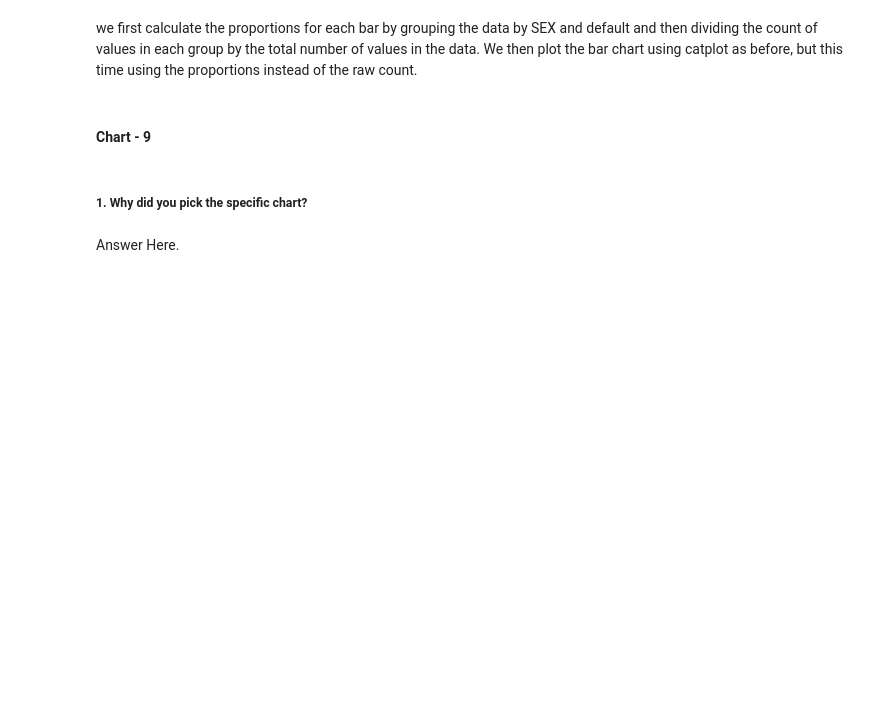
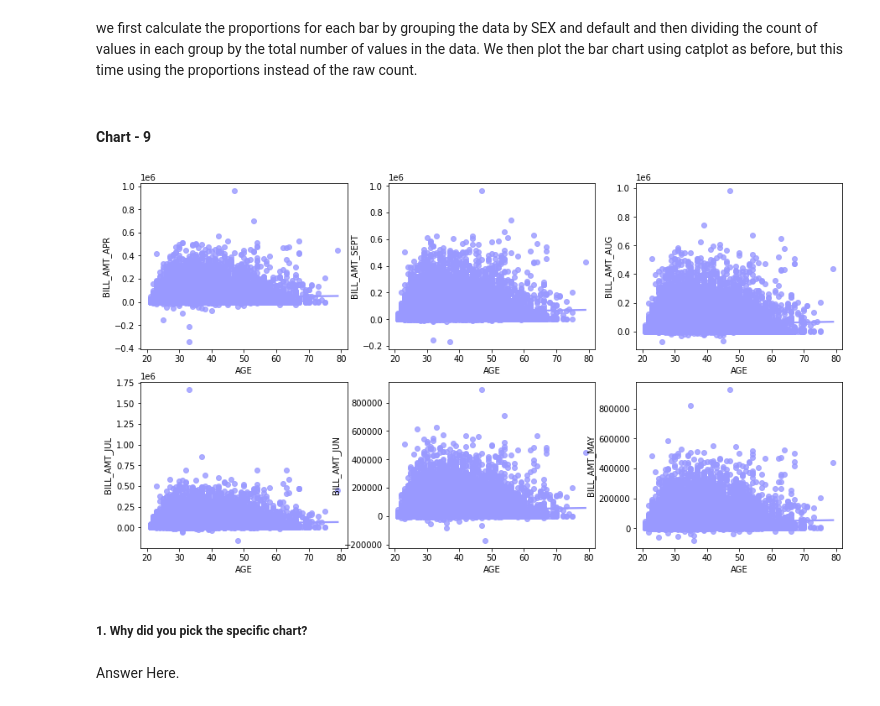
Before and after one commit to SaniyaBubere/Credit-Card-Default-Prediction, a Jupyter notebook: Credit_Card_Default_Prediction.ipynb, the cells around one changed output. Drawn from its saved outputs; the diff is of its cells as text; code cells hidden in the pictures; blank space fills up the shorter version.

```diff
--- a/Credit_Card_Default_Prediction.ipynb
+++ b/Credit_Card_Default_Prediction.ipynb
@@ -674,3 +665,15 @@ we first calculate the proportions for each bar by grouping the data by SEX and
+# %%
+fig, axes = plt.subplots(2, 3, figsize = (15, 8))
+axes = axes.flatten()
+
+sns.regplot(ax = axes[0], x = "AGE", y = "BILL_AMT_APR", data = df, color = "#9999FF");
+sns.regplot(ax = axes[1], x = "AGE", y = "BILL_AMT_SEPT", data = df, color = "#9999FF");
+sns.regplot(ax = axes[2], x = "AGE", y = "BILL_AMT_AUG", data = df, color = "#9999FF");
+sns.regplot(ax = axes[3], x = "AGE", y = "BILL_AMT_JUL", data = df, color = "#9999FF");
+sns.regplot(ax = axes[4], x = "AGE", y = "BILL_AMT_JUN", data = df, color = "#9999FF");
+sns.regplot(ax = axes[5], x = "AGE", y = "BILL_AMT_MAY", data = df, color = "#9999FF");
+# %% [output]
+[figure, added]
 # %% [markdown]
 ##### 1. Why did you pick the specific chart?
 # %% [markdown]
```
Also changed, not shown: parts of 36 cells of this notebook.
